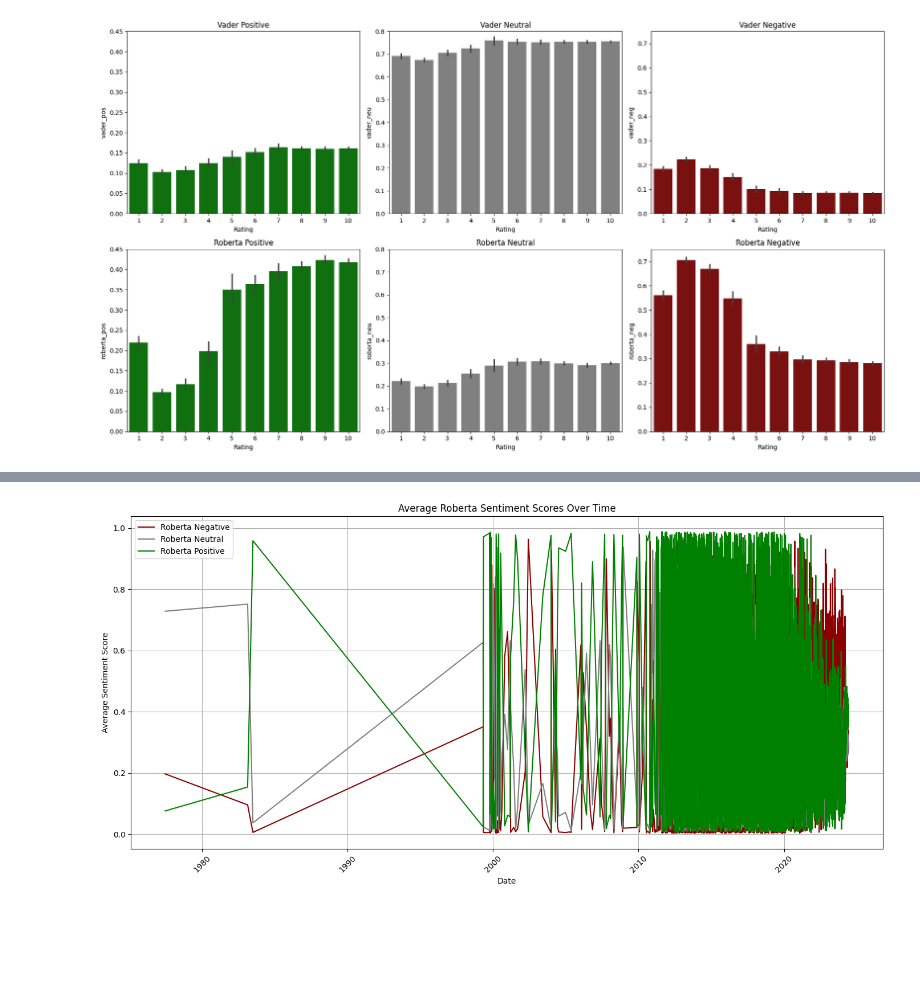
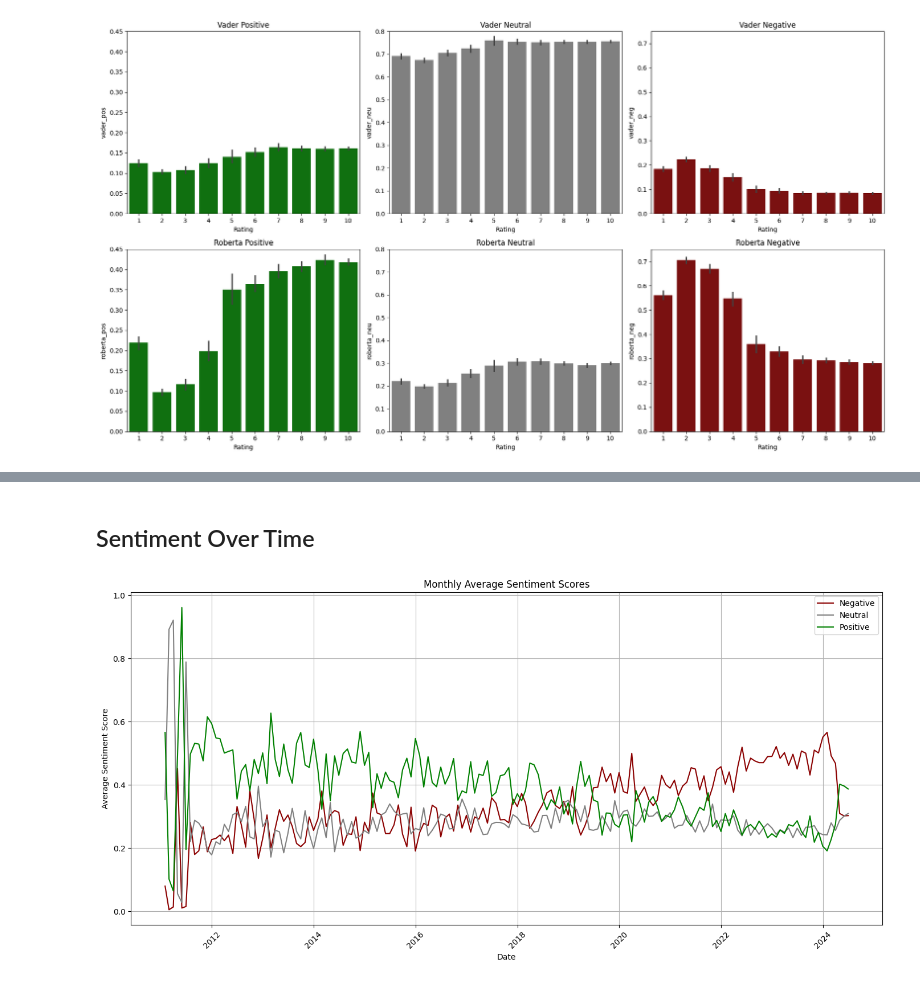
Before and after one commit to abartczak01/ML-Letterboxd-SentimentAnalysis, a Jupyter notebook: sentiment_analysis.ipynb, the cells around one changed output, grey strips where cells are left out. Cells and saved outputs as stored; diff of their text form; code cells hidden in the pictures; blank space fills up the shorter version.

```diff
--- a/sentiment_analysis.ipynb
+++ b/sentiment_analysis.ipynb
@@ -480,23 +442,23 @@ res3.sort_values('Date')
+# %% [markdown]
+## Sentiment Over Time
 # %%
 res3['Date'] = pd.to_datetime(res3['Date'])
 
-# Group by 'Date' and calculate the mean of the sentiment scores
-daily_means = res3.groupby('Date').mean()[['roberta_neg', 'roberta_neu', 'roberta_pos']]
+monthly_means = res3.resample('M', on='Date').mean()[['roberta_neg', 'roberta_neu', 'roberta_pos']]
 
-# Plotting the sentiment scores over time
 plt.figure(figsize=(14, 7))
 
-plt.plot(daily_means.index, daily_means['roberta_neg'], label='Roberta Negative', color='darkred')
-plt.plot(daily_means.index, daily_means['roberta_neu'], label='Roberta Neutral', color='gray')
-plt.plot(daily_means.index, daily_means['roberta_pos'], label='Roberta Positive', color='green')
+plt.plot(monthly_means.index, monthly_means['roberta_neg'], label='Negative', color='darkred')
+plt.plot(monthly_means.index, monthly_means['roberta_neu'], label='Neutral', color='gray')
+plt.plot(monthly_means.index, monthly_means['roberta_pos'], label='Positive', color='green')
 
-plt.title('Average Roberta Sentiment Scores Over Time')
+plt.title('Monthly Average Sentiment Scores')
 plt.xlabel('Date')
 plt.ylabel('Average Sentiment Score')
 plt.legend()
 plt.grid(True)
 plt.xticks(rotation=45)
 plt.tight_layout()
 plt.show()
 # %% [output]
-[figure, old version]
+[figure, new version]
```
Also changed, not shown: parts of 43 cells of this notebook, 6 other files.
